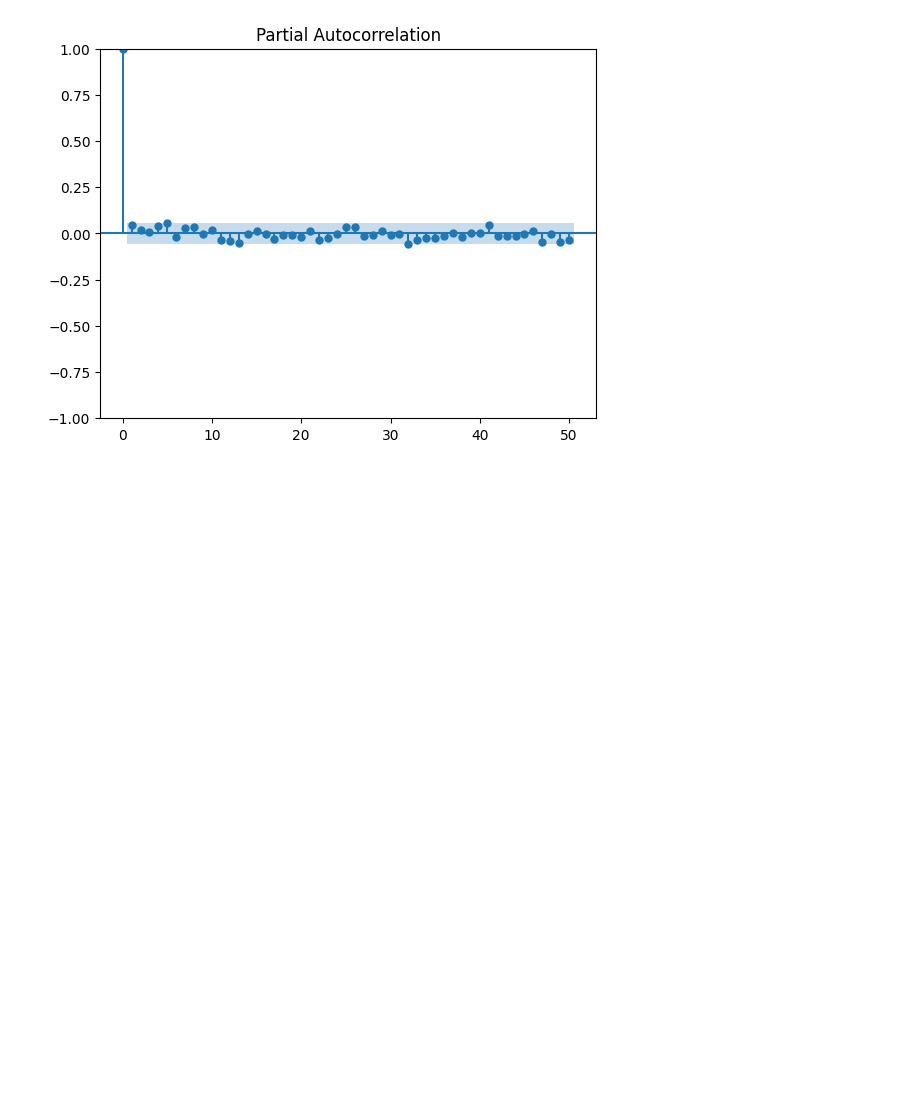
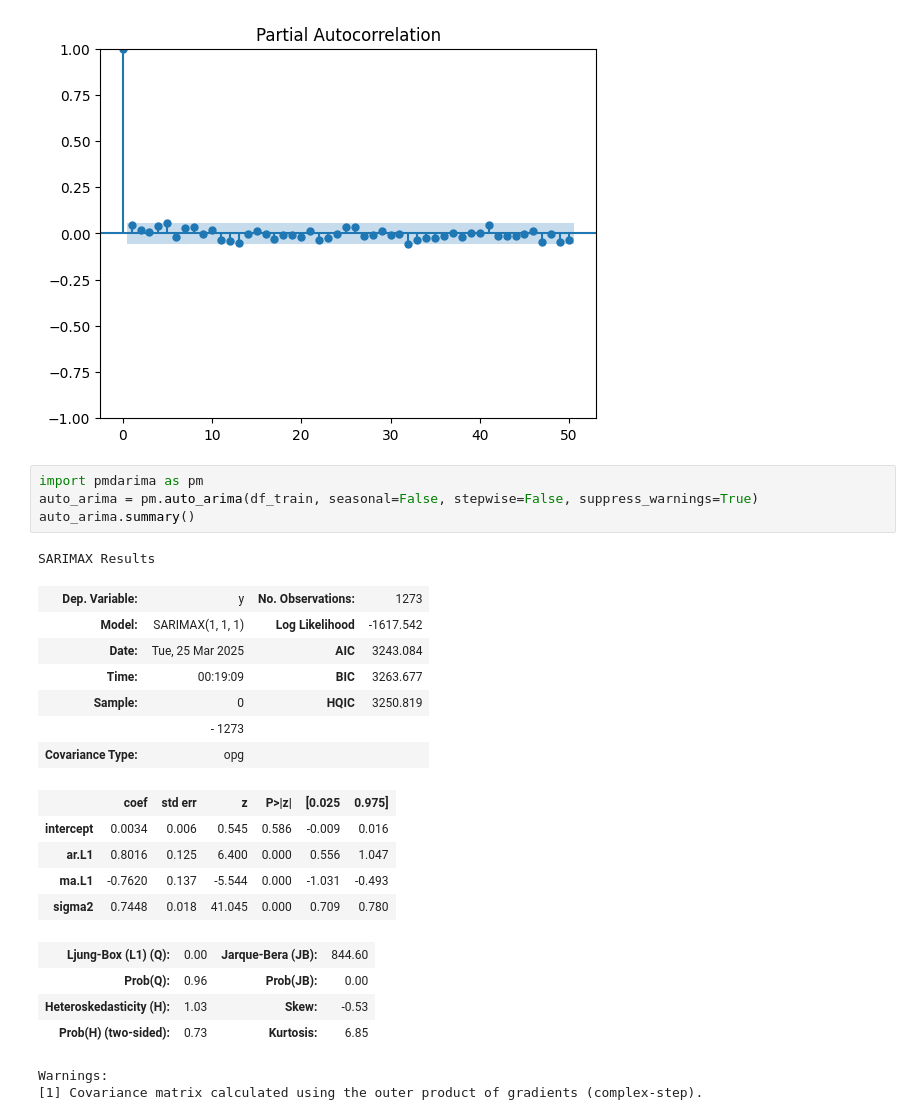
Before and after one commit to Atseiro/Prediction_BNP_Paribas_SA, a Jupyter notebook: projet.ipynb, the cells around one changed output. Saved outputs shown, nothing was run; the diff lists cells and outputs as text; blank space fills up the shorter version.

```diff
--- a/projet.ipynb
+++ b/projet.ipynb
@@ -432,3 +432,27 @@ plt.show()
 # %% [output]
 [figure]
 [figure]
+# %%
+import pmdarima as pm
+auto_arima = pm.auto_arima(df_train, seasonal=False, stepwise=False, suppress_warnings=True)
+auto_arima.summary()
+# %% [output]
+SARIMAX Results
+| Dep. Variable: | y | No. Observations: | 1273 |
+| Model: | SARIMAX(1, 1, 1) | Log Likelihood | -1617.542 |
+| Date: | Tue, 25 Mar 2025 | AIC | 3243.084 |
+| Time: | 00:19:09 | BIC | 3263.677 |
+| Sample: | 0 | HQIC | 3250.819 |
+|  | - 1273 |  |  |
+| Covariance Type: | opg |  |  |
+|  | coef | std err | z | P>|z| | [0.025 | 0.975] |
+| intercept | 0.0034 | 0.006 | 0.545 | 0.586 | -0.009 | 0.016 |
+| ar.L1 | 0.8016 | 0.125 | 6.400 | 0.000 | 0.556 | 1.047 |
+| ma.L1 | -0.7620 | 0.137 | -5.544 | 0.000 | -1.031 | -0.493 |
+| sigma2 | 0.7448 | 0.018 | 41.045 | 0.000 | 0.709 | 0.780 |
+| Ljung-Box (L1) (Q): | 0.00 | Jarque-Bera (JB): | 844.60 |
+| Prob(Q): | 0.96 | Prob(JB): | 0.00 |
+| Heteroskedasticity (H): | 1.03 | Skew: | -0.53 |
+| Prob(H) (two-sided): | 0.73 | Kurtosis: | 6.85 |
+Warnings:
+[1] Covariance matrix calculated using the outer product of gradients (complex-step).
```
Also changed, not shown: parts of 3 cells of this notebook.
